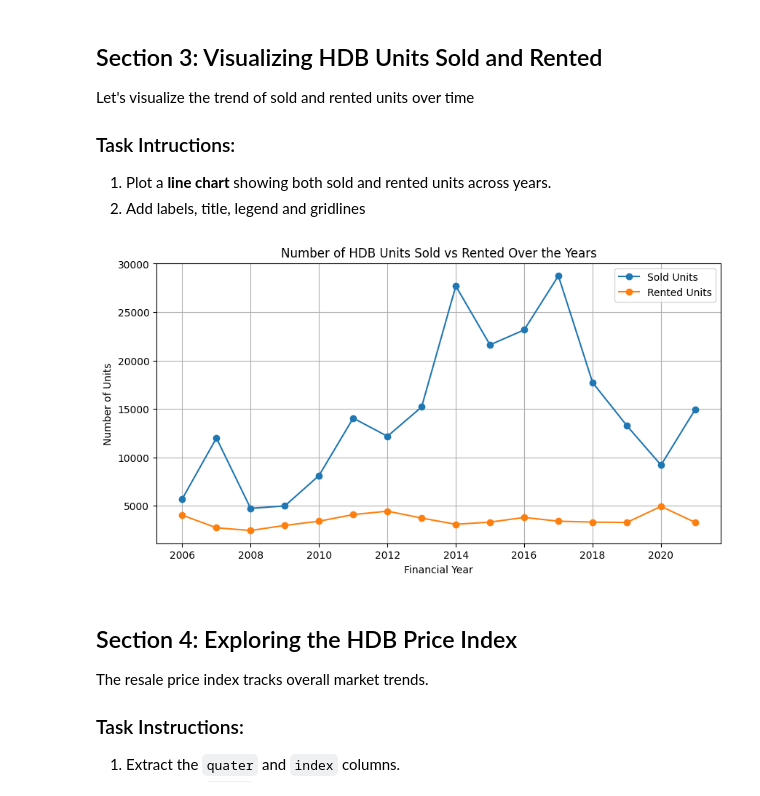
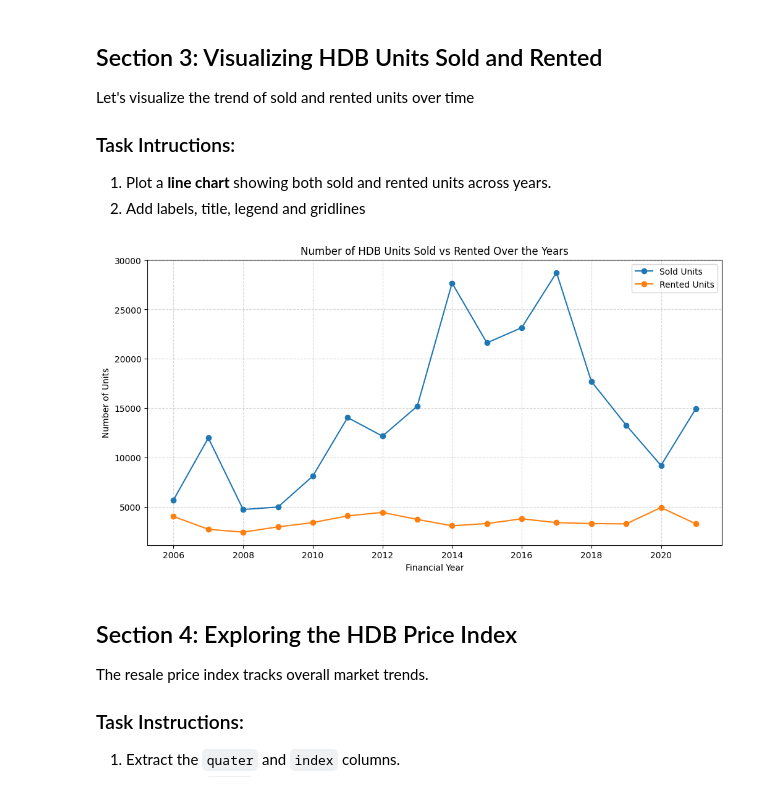
Before and after one commit to grasssxz/PDS_CA1, a Jupyter notebook: assignment.ipynb, the cells around one changed output. Saved outputs shown, nothing was run; the diff lists cells and outputs as text; code cells hidden in the pictures.

```diff
--- a/assignment.ipynb
+++ b/assignment.ipynb
@@ -160,13 +159,71 @@ Let's visualize the trend of sold and rented units over time
 1. Plot a **line chart** showing both sold and rented units across years.
 2. Add labels, title, legend and gridlines
 # %%
+
 # ============================================================
-# SECTION 3: VISUALIZING HDB UNITS SOLD AND RENTED
+# SECTION 3: VISUALIZING HDB UNITS SOLD VS RENTED
 # ============================================================
 
-# TODO: Utilize the matplotlib library to plot a line chart showing both sold and rented units across years
+import matplotlib.pyplot as plt
+
+# unique_years     → Array of years
+# sold_list        → Total sold units for each year
+# rented_list      → Total rented units for each year
+
+
+# Create a new figure with a larger size for readability
+plt.figure(figsize=(12, 6))
+
+
+
+# ------------------------------------------------------------
+# Plot Sold Units
+# ------------------------------------------------------------
+#   o  → circular markers on each data point
+#   -  → line connecting the points
+# matlib auto select color if u want to specify color eg red use "o-r"
+plt.plot(unique_years, sold_list, "o-", label="Sold Units")
+
+
+
+# ------------------------------------------------------------
+# Plot Rented Units
+# ------------------------------------------------------------
+
+plt.plot(unique_years, rented_list, "o-", label="Rented Units")
+
+
+
+# ------------------------------------------------------------
+# Add Labels and Title
+# ------------------------------------------------------------
+plt.xlabel("Financial Year")         # Label for the X-axis
+plt.ylabel("Number of Units")        # Label for the Y-axis
+plt.title("Number of HDB Units Sold vs Rented Over the Years")   # Chart title
+
+
+
+# ------------------------------------------------------------
+# Add Legend
+# ------------------------------------------------------------
+# This shows which line represents sold or rented units
+plt.legend()
+
+
+
+# ------------------------------------------------------------
+# Add Gridlines for easier reading
+# ------------------------------------------------------------
+plt.grid(True, linestyle="--", alpha=0.5)
+
+
+
+# ------------------------------------------------------------
+# Display the final chart
+# ------------------------------------------------------------
+plt.show()
 # %% [output]
-[figure, old version]
+[figure, new version]
 # %% [markdown]
 ## Section 4: Exploring the HDB Price Index
 
```
Also changed, not shown: parts of 4 cells of this notebook, 3 other files.
